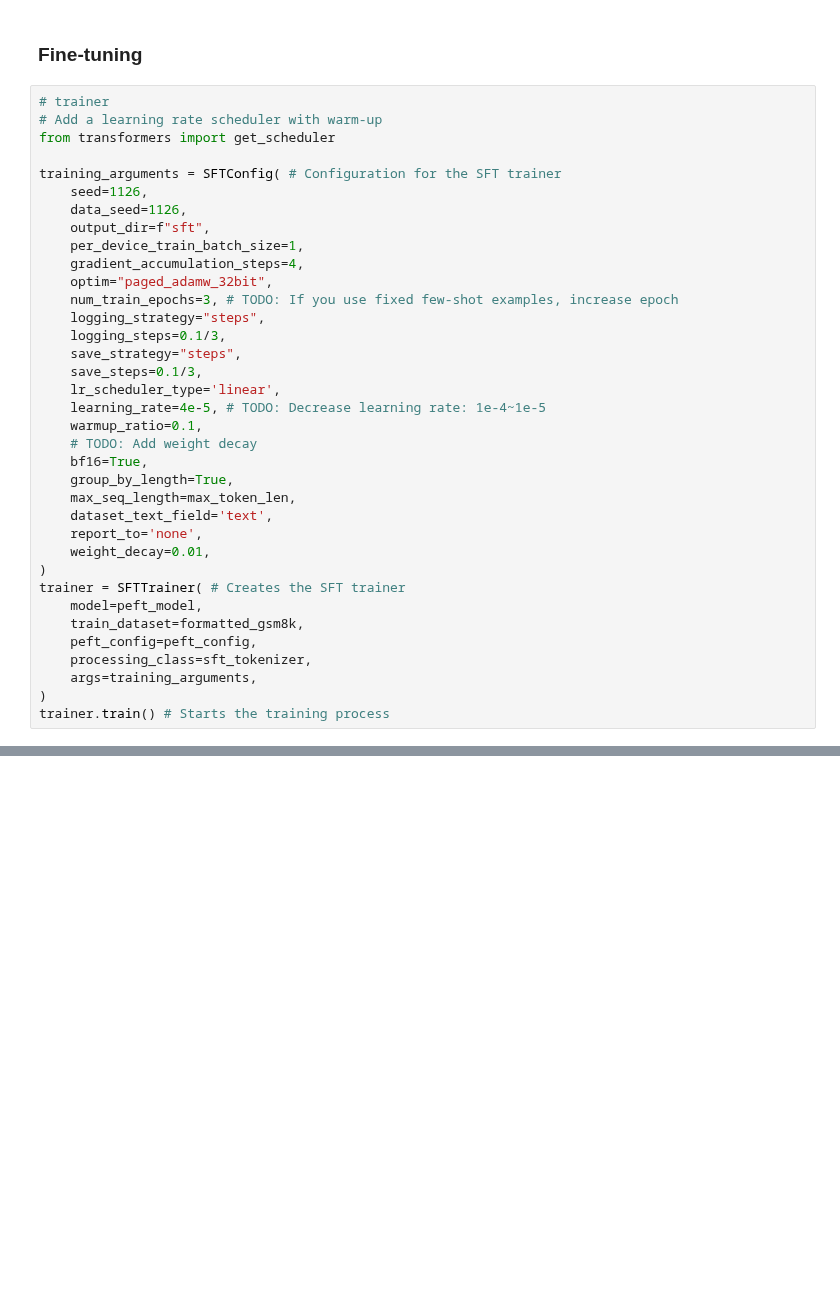
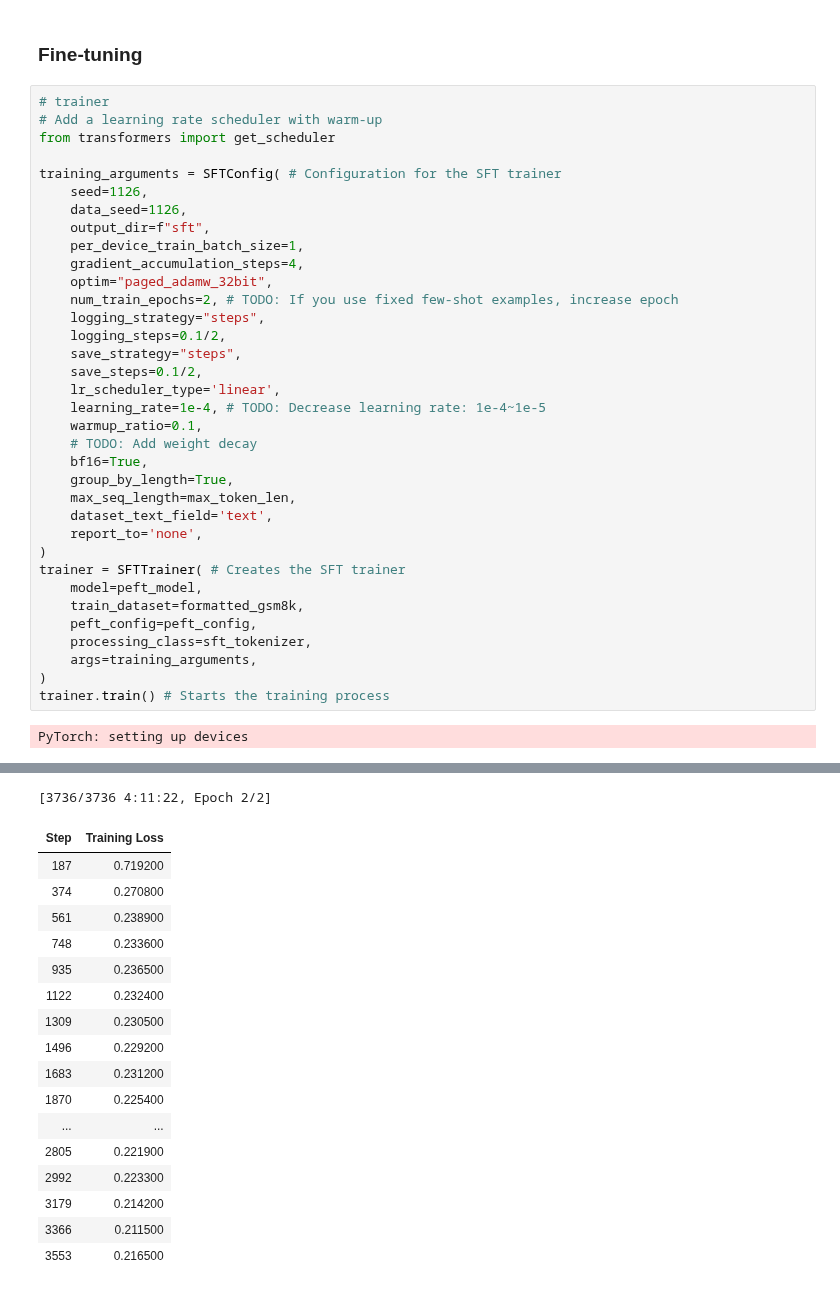
Before and after one commit to chousallen/MachineLearning2025, a Jupyter notebook: hw06/ml2025hw6.ipynb, the cells around one changed output, grey strips where cells are left out. Drawn from its saved outputs; the diff is of its cells as text; blank space fills up the shorter version.

```diff
--- a/hw06/ml2025hw6.ipynb
+++ b/hw06/ml2025hw6.ipynb
@@ -230,13 +309,13 @@ training_arguments = SFTConfig( # Configuration for the SFT trainer
     per_device_train_batch_size=1,
     gradient_accumulation_steps=4,
     optim="paged_adamw_32bit",
-    num_train_epochs=3, # TODO: If you use fixed few-shot examples, increase epoch
+    num_train_epochs=2, # TODO: If you use fixed few-shot examples, increase epoch
     logging_strategy="steps",
-    logging_steps=0.1/3,
+    logging_steps=0.1/2,
     save_strategy="steps",
-    save_steps=0.1/3,
+    save_steps=0.1/2,
     lr_scheduler_type='linear',
-    learning_rate=4e-5, # TODO: Decrease learning rate: 1e-4~1e-5
+    learning_rate=1e-4, # TODO: Decrease learning rate: 1e-4~1e-5
     warmup_ratio=0.1,
     # TODO: Add weight decay
     bf16=True,
@@ -244,7 +323,6 @@ training_arguments = SFTConfig( # Configuration for the SFT trainer
     max_seq_length=max_token_len,
     dataset_text_field='text',
     report_to='none',
-    weight_decay=0.01,
 )
 trainer = SFTTrainer( # Creates the SFT trainer
     model=peft_model,
@@ -254,3 +332,5 @@ trainer = SFTTrainer( # Creates the SFT trainer
     args=training_arguments,
 )
 trainer.train() # Starts the training process
+# %% [output]
+PyTorch: setting up devices
@@ -256,0 +348,18 @@ trainer.train() # Starts the training process
+[3736/3736 4:11:22, Epoch 2/2]
+| Step | Training Loss |
+| 187 | 0.719200 |
+| 374 | 0.270800 |
+| 561 | 0.238900 |
+| 748 | 0.233600 |
+| 935 | 0.236500 |
+| 1122 | 0.232400 |
+| 1309 | 0.230500 |
+| 1496 | 0.229200 |
+| 1683 | 0.231200 |
+| 1870 | 0.225400 |
+| ... | ... |
+| 2805 | 0.221900 |
+| 2992 | 0.223300 |
+| 3179 | 0.214200 |
+| 3366 | 0.211500 |
+| 3553 | 0.216500 |
```
Also changed, not shown: parts of 10 cells of this notebook.
